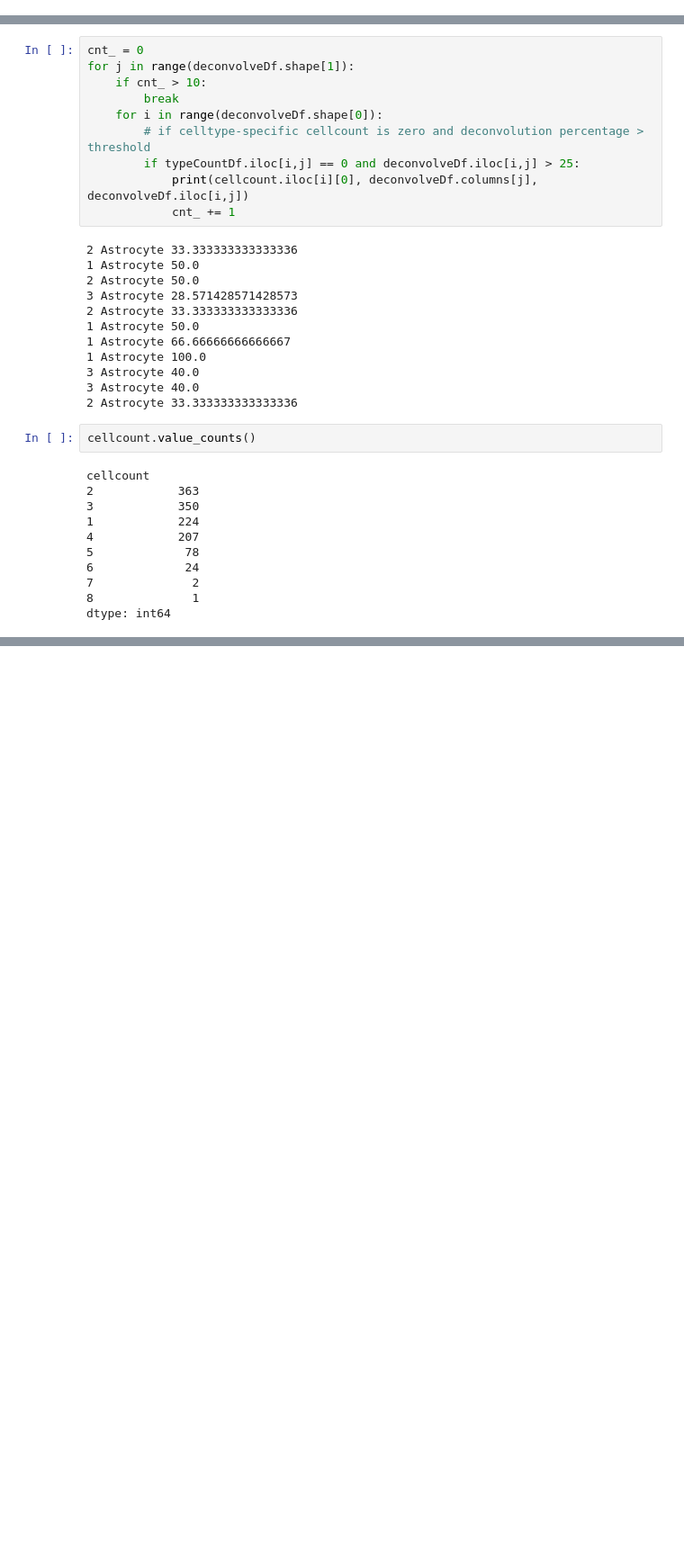
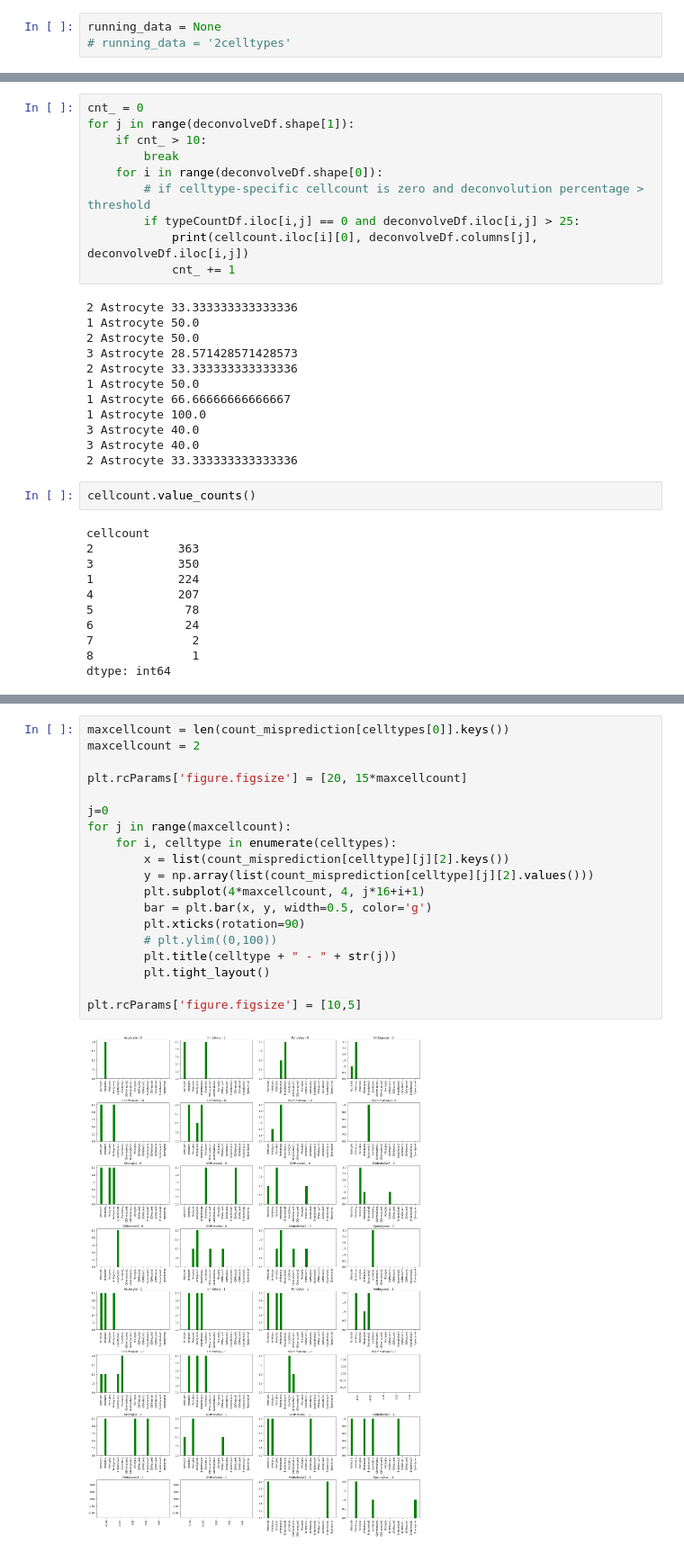
Before and after one commit to 3N4N/stloc, a Jupyter notebook: MERFISH_Tangram.ipynb, the cells around one changed output, grey strips where cells are left out. Shown at 90% size. Cells and saved outputs as stored; diff of their text form; blank space fills up the shorter version.

```diff
--- a/MERFISH_Tangram.ipynb
+++ b/MERFISH_Tangram.ipynb
@@ -34,5 +31,8 @@ project_location = "./"
 # %% [markdown]
 # Load data
+# %%
+running_data = None
+# running_data = '2celltypes'
 # %% [markdown]
 ## Spatial data
 # %%
@@ -353,0 +391,21 @@ plt.rcParams['figure.figsize'] = [10,5]
+# %%
+maxcellcount = len(count_misprediction[celltypes[0]].keys())
+maxcellcount = 2
+
+plt.rcParams['figure.figsize'] = [20, 15*maxcellcount]
+
+j=0
+for j in range(maxcellcount):
+    for i, celltype in enumerate(celltypes):
+        x = list(count_misprediction[celltype][j][2].keys())
+        y = np.array(list(count_misprediction[celltype][j][2].values()))
+        plt.subplot(4*maxcellcount, 4, j*16+i+1)
+        bar = plt.bar(x, y, width=0.5, color='g')
+        plt.xticks(rotation=90)
+        # plt.ylim((0,100))
+        plt.title(celltype + " - " + str(j))
+        plt.tight_layout()
+
+plt.rcParams['figure.figsize'] = [10,5]
+# %% [output]
+[figure, added]
```
Also changed, not shown: parts of 15 cells of this notebook, 1 other file.
